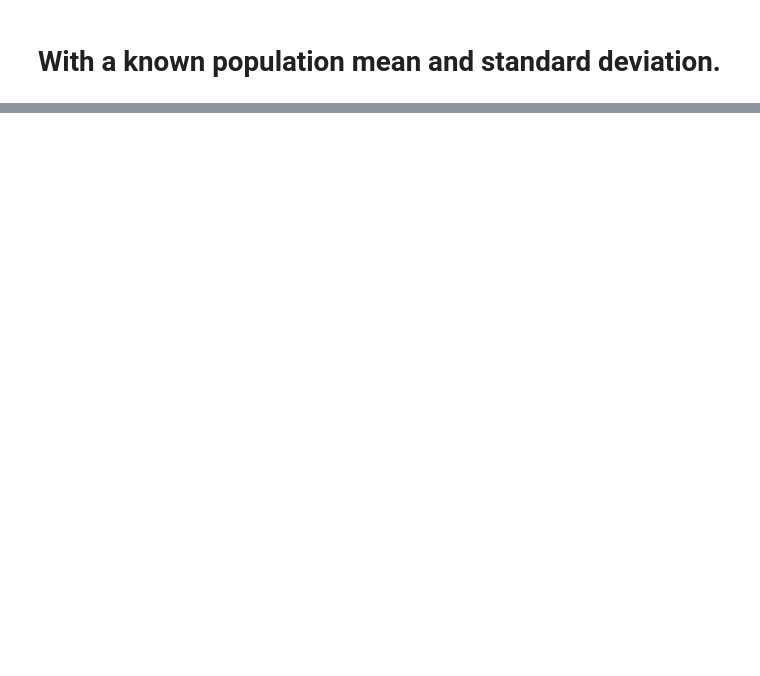
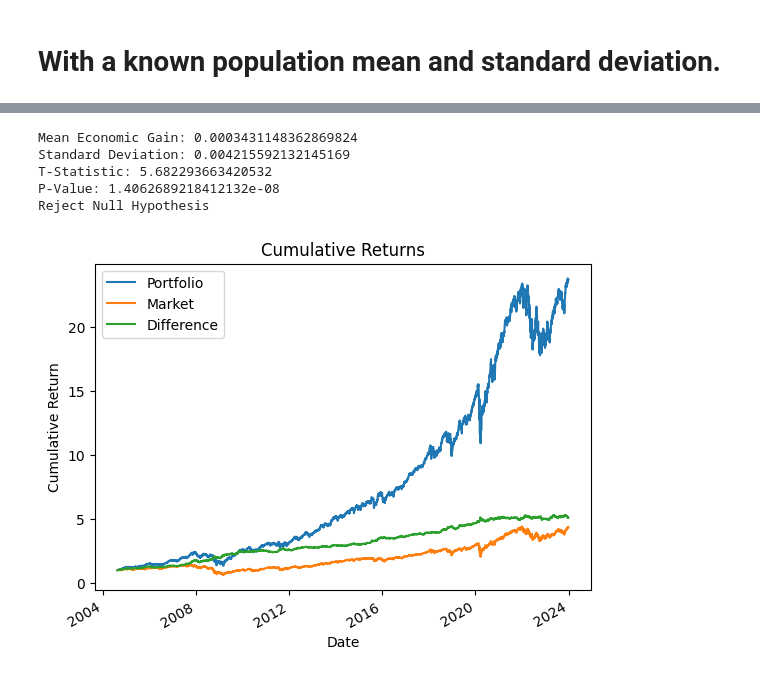
Before and after one commit to shuangquan-li-con/ECON5200-37499-Applied-Data-Analytics-in-Economics, a Jupyter notebook: In_class_note_8.ipynb, the cells around one changed output, grey strips where cells are left out. Saved outputs shown, nothing was run; the diff lists cells and outputs as text; code cells hidden in the pictures; blank space fills up the shorter version.

```diff
--- a/In_class_note_8.ipynb
+++ b/In_class_note_8.ipynb
@@ -348,0 +447,9 @@ dtype: float64
+# %%
+# 3. CALCULATE RETURNS
+stock_returns = stocks_df.pct_change().dropna()
+market_returns = market_df.pct_change().dropna()
+# %%
+# 4. CREATE ADMIRED PORTFOLIO (Equal Weight)
+portfolio_returns = stock_returns.mean(axis=1)
+portfolio_returns
+market_returns
@@ -348,0 +471,7 @@ dtype: float64
+# %%
+# Align Data
+aligned_data = pd.concat([portfolio_returns,market_returns],axis=1).dropna()
+aligned_data.columns = ["Portfolio","Market"]
+# %%
+# 5. CALCULATE DIFFERENCE
+aligned_data['Difference'] = aligned_data['Portfolio'] - aligned_data['Market']
@@ -348,0 +493,30 @@ dtype: float64
+# %%
+# 6. RUN T-TEST
+#Null Hypothesis: Mean Difference in Stock Return = 0(No Impromveents)
+t_stat, p_val = stats.ttest_1samp(aligned_data['Difference'], popmean=0)
+
+# 4. REPORT FINDINGS
+print("Mean Economic Gain:", aligned_data['Difference'].mean())
+print(f"Standard Deviation:" ,aligned_data['Difference'].std())
+print(f"T-Statistic:", t_stat)
+print(f"P-Value:", p_val)
+
+if p_val < 0.05:
+    print("Reject Null Hypothesis")
+else:
+    print("Fail to Reject Null Hypothesis")
+# %% [output]
+Mean Economic Gain: 0.0003431148362869824
+Standard Deviation: 0.004215592132145169
+T-Statistic: 5.682293663420532
+P-Value: 1.4062689218412132e-08
+Reject Null Hypothesis
+# %%
+# Simple Plot
+(1 + aligned_data).cumprod().plot()
+plt.title("Cumulative Returns")
+plt.xlabel("Date")
+plt.ylabel("Cumulative Return")
+plt.show()
+# %% [output]
+[figure, added]
```
Also changed, not shown: parts of 78 cells of this notebook.
